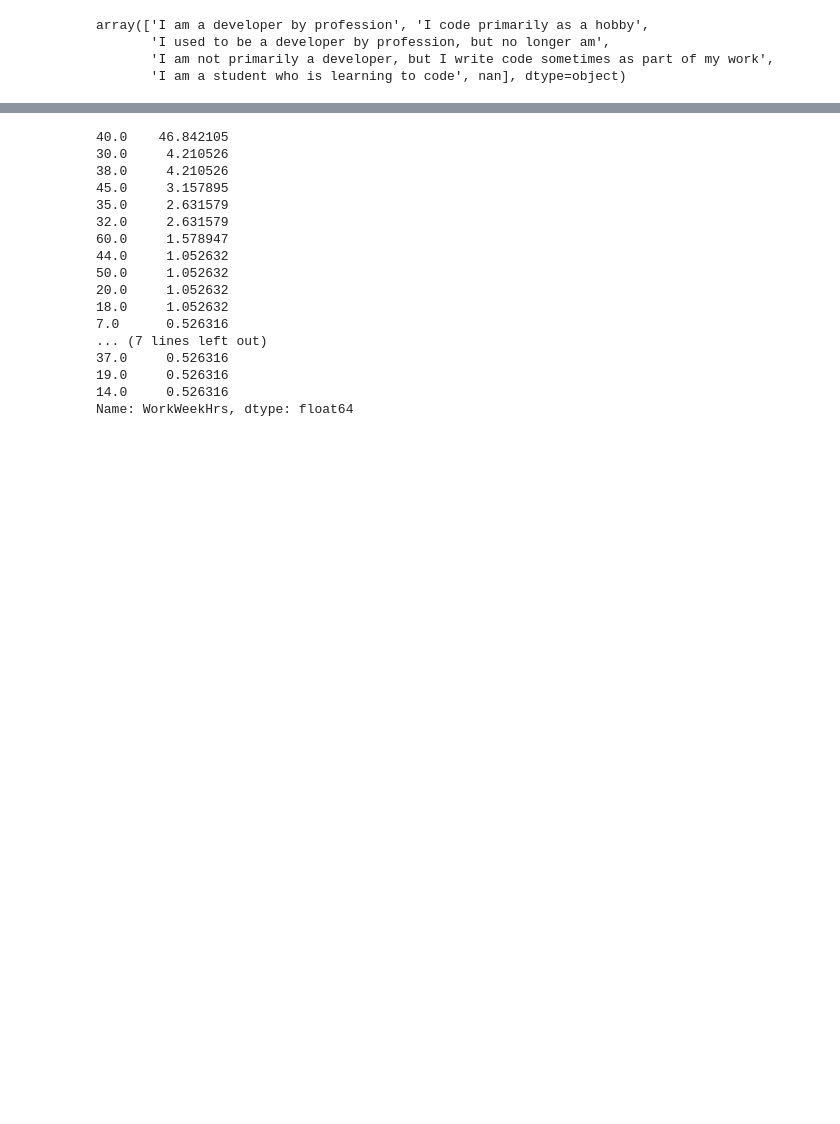
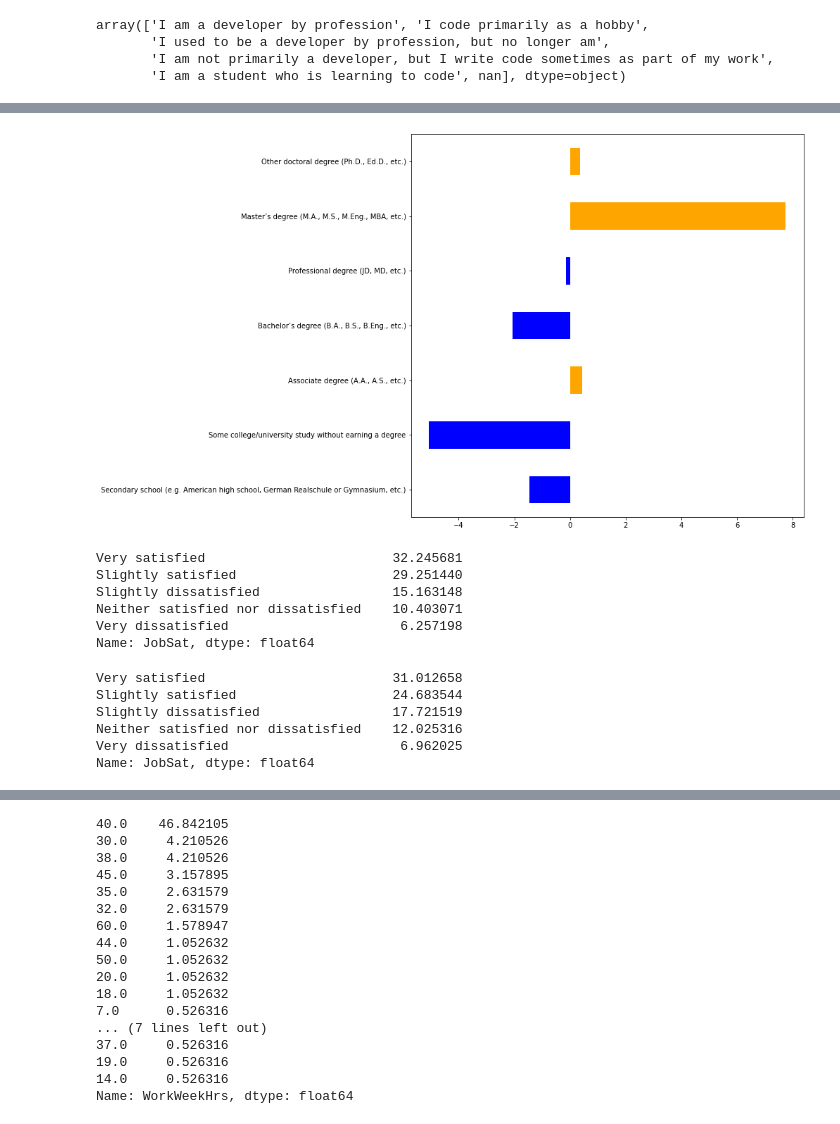
Before and after one commit to iris-theof/developers_survey, a Jupyter notebook: developers_insights.ipynb, the cells around one changed output, grey strips where cells are left out. Saved outputs shown, nothing was run; the diff lists cells and outputs as text; code cells hidden in the pictures; blank space fills up the shorter version.

```diff
--- a/developers_insights.ipynb
+++ b/developers_insights.ipynb
@@ -343,0 +188,16 @@ Name: Age1stCode, dtype: float64
+# %%
+study_df_women = (df_new[df_new['Gender']=='Woman']['EdLevel'].value_counts()/len(df_new[df_new['Gender']=='Woman']['EdLevel'])*100).reset_index()
+study_df_men = (df_new[df_new['Gender']=='Man']['EdLevel'].value_counts()/len(df_new[df_new['Gender']=='Man']['EdLevel'])*100).reset_index()
+type(study_df_women)
+study_df_women.head()
+study_df_women.rename(columns={'index': 'Education Level', 'EdLevel': 'Women'}, inplace=True)
+study_df_men.rename(columns={'index': 'Education Level', 'EdLevel': 'Men'}, inplace=True)
+
+
+
+
+study_df = pd.merge(study_df_women, study_df_men, on='Education Level' )
+
+
+study_df['Difference'] = study_df['Women']-study_df['Men']
+study_df.head(12)
@@ -343,0 +213,5 @@ Name: Age1stCode, dtype: float64
+# %%
+rows = [2, 3, 5, 1, 6, 0, 4]
+#rows = [4, 0, 6, 1, 5, 3, 2]
+study_df=study_df.loc[rows].copy()
+study_df.head(12)
@@ -343,0 +238,26 @@ Name: Age1stCode, dtype: float64
+# %%
+colors = tuple(np.where(study_df["Difference"]>0, 'orange', 'blue'))
+ax = study_df.plot(kind = 'barh', x='Education Level', y='Difference', figsize = (10, 10), color = colors);
+ax.get_legend().remove()
+plt.ylabel("")
+plt.show()
+# %% [output]
+[figure, added]
+# %%
+df_new[(df_new['Gender']=='Man')]['JobSat'].value_counts()/len(df_new[(df_new['Gender']=='Man')]['JobSat'])*100
+# %% [output]
+Very satisfied                        32.245681
+Slightly satisfied                    29.251440
+Slightly dissatisfied                 15.163148
+Neither satisfied nor dissatisfied    10.403071
+Very dissatisfied                      6.257198
+Name: JobSat, dtype: float64
+# %%
+df_new[(df_new['Gender']=='Woman')]['JobSat'].value_counts()/len(df_new[(df_new['Gender']=='Woman')]['JobSat'])*100
+# %% [output]
+Very satisfied                        31.012658
+Slightly satisfied                    24.683544
+Slightly dissatisfied                 17.721519
+Neither satisfied nor dissatisfied    12.025316
+Very dissatisfied                      6.962025
+Name: JobSat, dtype: float64
```
Also changed, not shown: parts of 52 cells of this notebook.
